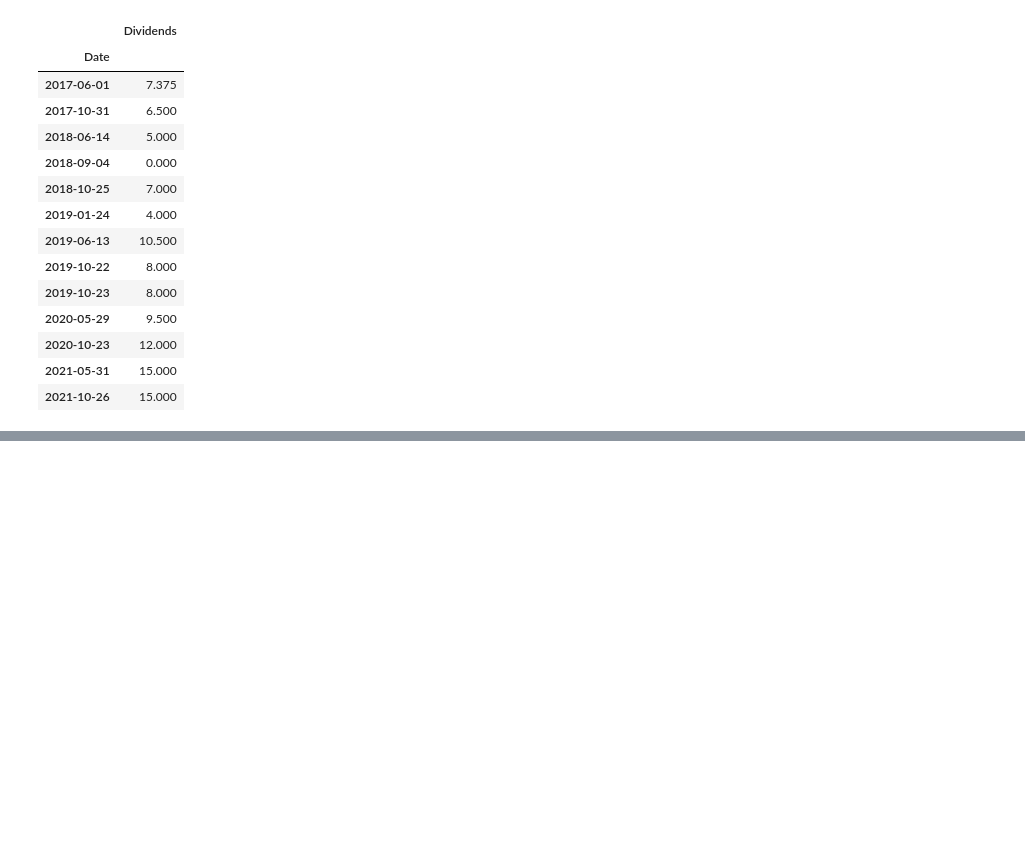
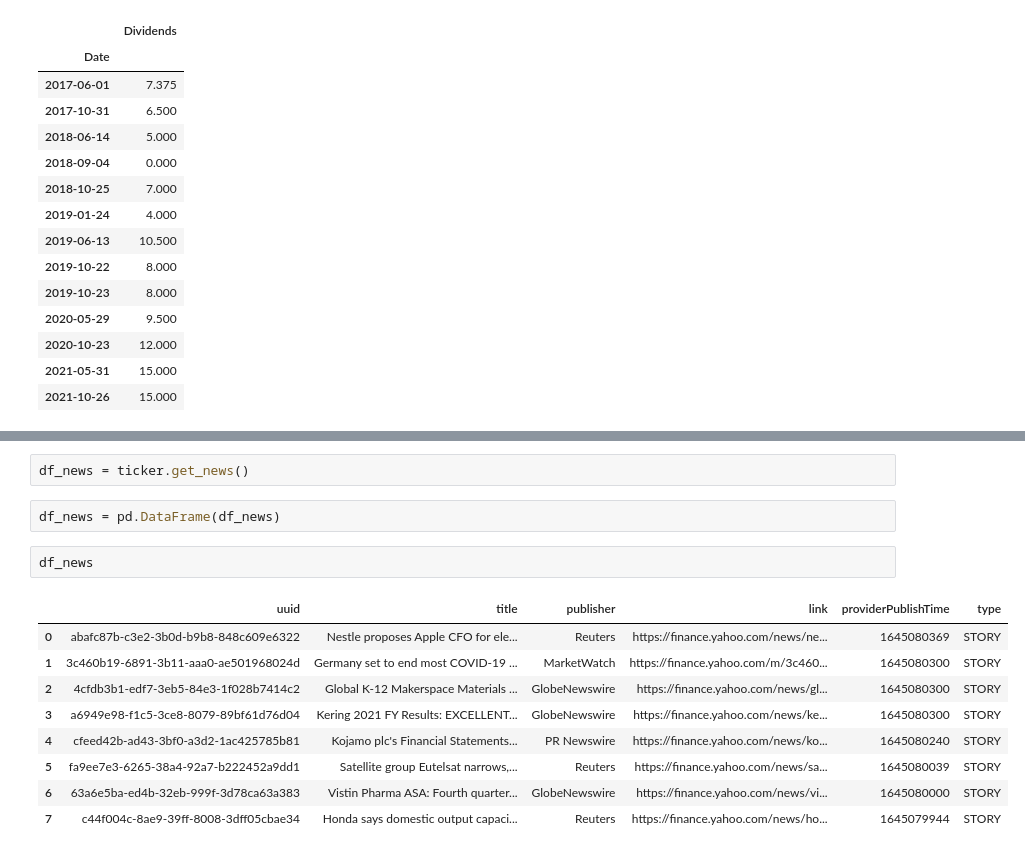
Before and after one commit to vivekjainmaiet/stockanalysis, a Jupyter notebook: notebooks/vivek_notebook.ipynb, the cells around one changed output, grey strips where cells are left out. Drawn from its saved outputs; the diff is of its cells as text; blank space fills up the shorter version.

```diff
--- a/notebooks/vivek_notebook.ipynb
+++ b/notebooks/vivek_notebook.ipynb
@@ -198,0 +327,16 @@ ticker.get_actions(all)[["Dividends"]]
+# %%
+df_news = ticker.get_news()
+# %%
+df_news = pd.DataFrame(df_news)
+# %%
+df_news
+# %% [output]
+|  | uuid | title | publisher | link | providerPublishTime | type |
+| 0 | abafc87b-c3e2-3b0d-b9b8-848c609e6322 | Nestle proposes Apple CFO for ele... | Reuters | https://finance.yahoo.com/news/ne... | 1645080369 | STORY |
+| 1 | 3c460b19-6891-3b11-aaa0-ae501968024d | Germany set to end most COVID-19 ... | MarketWatch | https://finance.yahoo.com/m/3c460... | 1645080300 | STORY |
+| 2 | 4cfdb3b1-edf7-3eb5-84e3-1f028b7414c2 | Global K-12 Makerspace Materials ... | GlobeNewswire | https://finance.yahoo.com/news/gl... | 1645080300 | STORY |
+| 3 | a6949e98-f1c5-3ce8-8079-89bf61d76d04 | Kering 2021 FY Results: EXCELLENT... | GlobeNewswire | https://finance.yahoo.com/news/ke... | 1645080300 | STORY |
+| 4 | cfeed42b-ad43-3bf0-a3d2-1ac425785b81 | Kojamo plc's Financial Statements... | PR Newswire | https://finance.yahoo.com/news/ko... | 1645080240 | STORY |
+| 5 | fa9ee7e3-6265-38a4-92a7-b222452a9dd1 | Satellite group Eutelsat narrows,... | Reuters | https://finance.yahoo.com/news/sa... | 1645080039 | STORY |
+| 6 | 63a6e5ba-ed4b-32eb-999f-3d78ca63a383 | Vistin Pharma ASA: Fourth quarter... | GlobeNewswire | https://finance.yahoo.com/news/vi... | 1645080000 | STORY |
+| 7 | c44f004c-8ae9-39ff-8008-3dff05cbae34 | Honda says domestic output capaci... | Reuters | https://finance.yahoo.com/news/ho... | 1645079944 | STORY |
```
Also changed, not shown: parts of 18 cells of this notebook, 3 other files.
